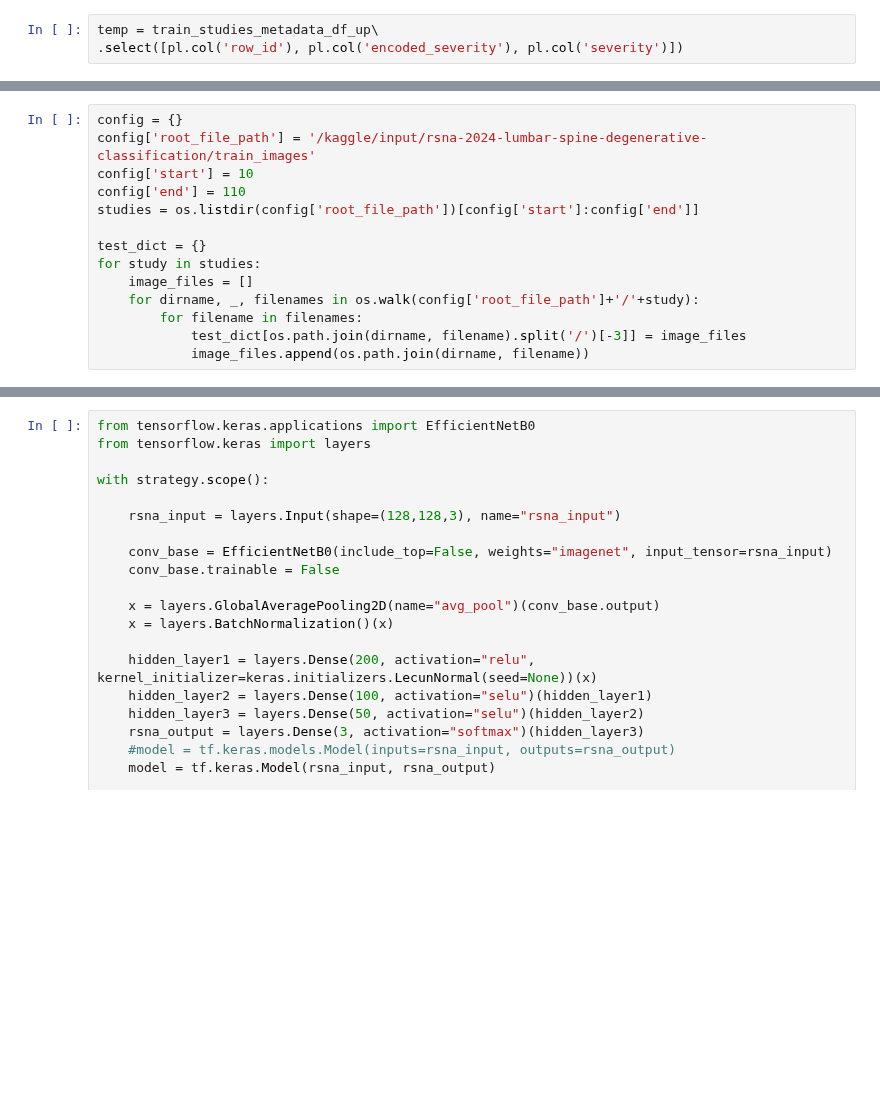
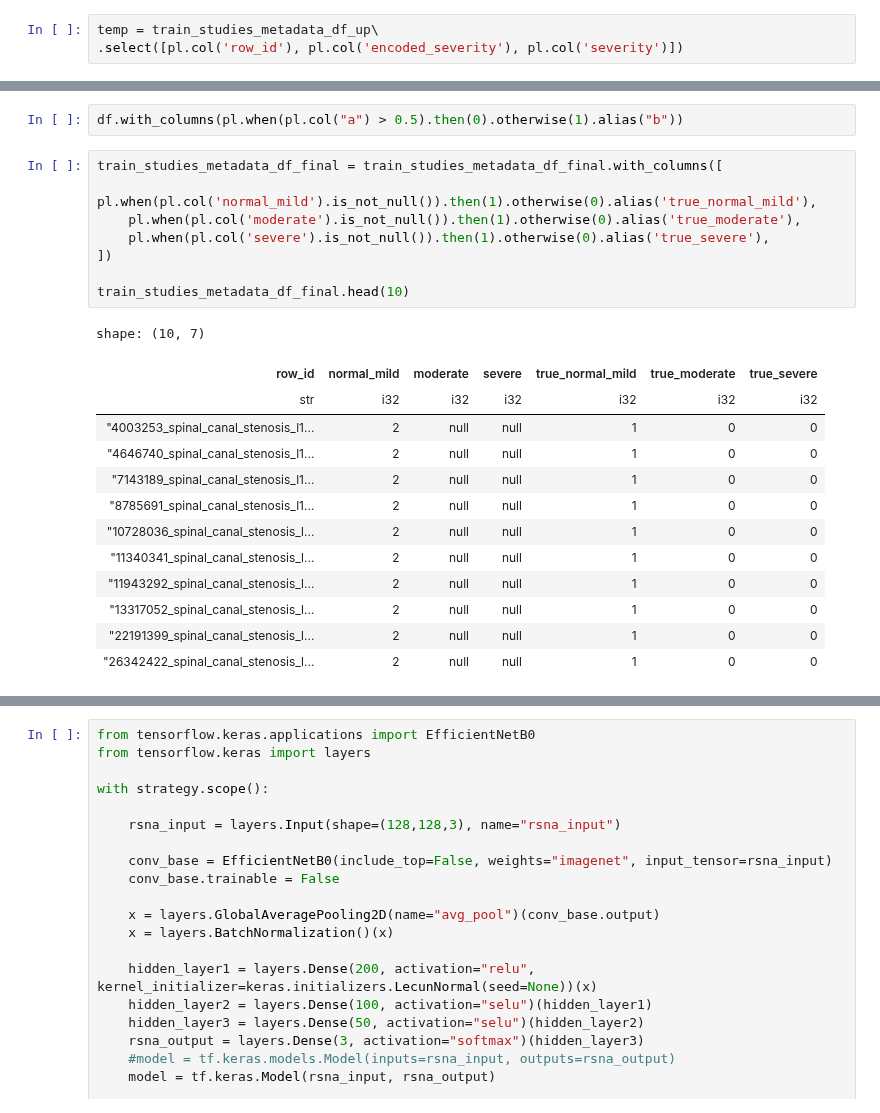
Before and after one commit to sumaniitm/RSNA-2024-Lumbar-Spine-Degenerative-Classification, a Jupyter notebook: feature-extraction-rsna2024-sumaniitm.ipynb, the cells around one changed output, grey strips where cells are left out. Drawn from its saved outputs; the diff is of its cells as text; blank space fills up the shorter version.

```diff
--- a/feature-extraction-rsna2024-sumaniitm.ipynb
+++ b/feature-extraction-rsna2024-sumaniitm.ipynb
@@ -366,14 +377,24 @@ shape: (10, 5)
-# %%
-config = {}
-config['root_file_path'] = '/kaggle/input/rsna-2024-lumbar-spine-degenerative-classification/train_images'
-config['start'] = 10
-config['end'] = 110
-studies = os.listdir(config['root_file_path'])[config['start']:config['end']]
-
-test_dict = {}
-for study in studies:
-    image_files = []
-    for dirname, _, filenames in os.walk(config['root_file_path']+'/'+study):
-        for filename in filenames:
-            test_dict[os.path.join(dirname, filename).split('/')[-3]] = image_files
-            image_files.append(os.path.join(dirname, filename))
+# %%
+df.with_columns(pl.when(pl.col("a") > 0.5).then(0).otherwise(1).alias("b"))
+# %%
+train_studies_metadata_df_final = train_studies_metadata_df_final.with_columns([
+    pl.when(pl.col('normal_mild').is_not_null()).then(1).otherwise(0).alias('true_normal_mild'),
+    pl.when(pl.col('moderate').is_not_null()).then(1).otherwise(0).alias('true_moderate'),
+    pl.when(pl.col('severe').is_not_null()).then(1).otherwise(0).alias('true_severe'),
+])
+
+train_studies_metadata_df_final.head(10)
+# %% [output]
+shape: (10, 7)
+| row_id | normal_mild | moderate | severe | true_normal_mild | true_moderate | true_severe |
+| str | i32 | i32 | i32 | i32 | i32 | i32 |
+| "4003253_spinal_canal_stenosis_l1... | 2 | null | null | 1 | 0 | 0 |
+| "4646740_spinal_canal_stenosis_l1... | 2 | null | null | 1 | 0 | 0 |
+| "7143189_spinal_canal_stenosis_l1... | 2 | null | null | 1 | 0 | 0 |
+| "8785691_spinal_canal_stenosis_l1... | 2 | null | null | 1 | 0 | 0 |
+| "10728036_spinal_canal_stenosis_l... | 2 | null | null | 1 | 0 | 0 |
+| "11340341_spinal_canal_stenosis_l... | 2 | null | null | 1 | 0 | 0 |
+| "11943292_spinal_canal_stenosis_l... | 2 | null | null | 1 | 0 | 0 |
+| "13317052_spinal_canal_stenosis_l... | 2 | null | null | 1 | 0 | 0 |
+| "22191399_spinal_canal_stenosis_l... | 2 | null | null | 1 | 0 | 0 |
+| "26342422_spinal_canal_stenosis_l... | 2 | null | null | 1 | 0 | 0 |
```
Also changed, not shown: parts of 8 cells of this notebook.
